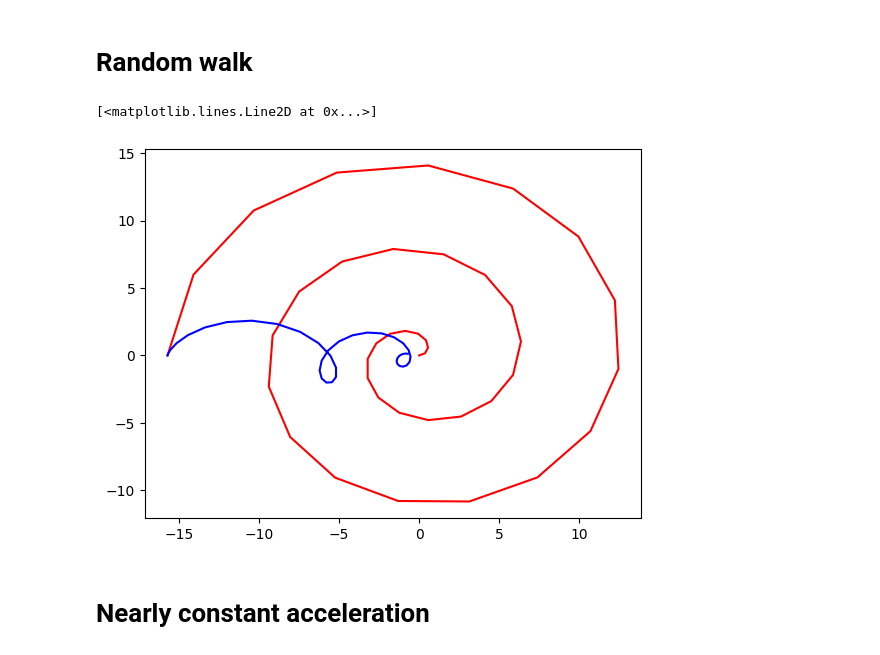
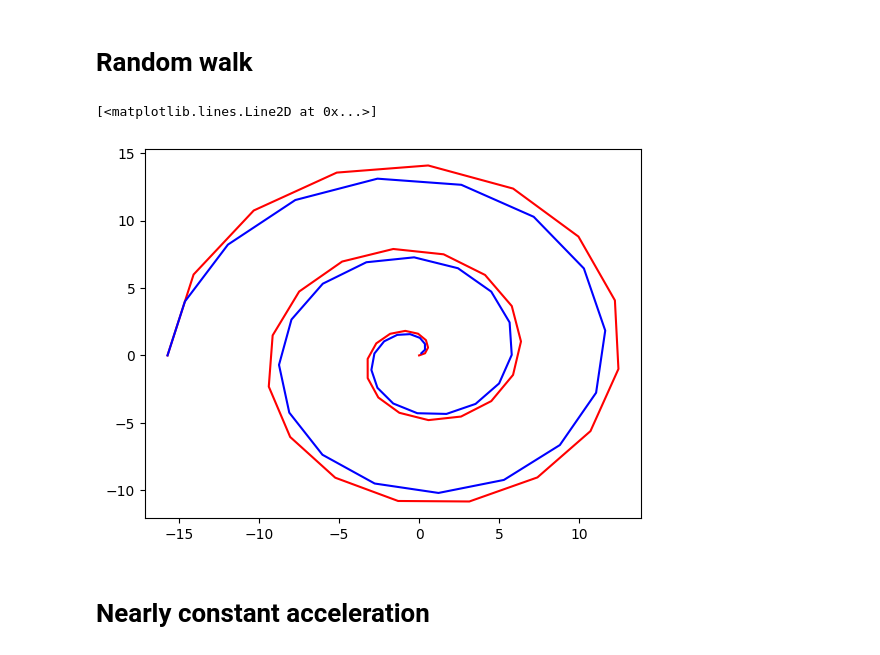
Before and after one commit to MatejVre/ACVM_Advanced_Tracking, a Jupyter notebook: motion_models.ipynb, the cells around one changed output. Drawn from its saved outputs; the diff is of its cells as text; code cells hidden in the pictures.

```diff
--- a/motion_models.ipynb
+++ b/motion_models.ipynb
@@ -88,29 +89,32 @@ R_iS = sp.Matrix([[r, 0],
 # %%
-sx = np.zeros((x.size, 1), dtype=np.float32).flatten()
-sy = np.zeros((y.size, 1), dtype=np.float32).flatten()
-sx[0] = x[0]
-sy[0] = y[0]
-state = np.zeros((AS.shape[0], 1) ,dtype=np.float32).flatten()
-state[0] = x[0]
-state[1] = y[0]
-covariance = np.eye(AS.shape[0], dtype=np.float32)
-for j in range(1, x.size):
-    T_val = 1  # time step
-    q_val = 1.0  # process noise variance
-    r_val = 100.0  # measurement noise variance
-    A = np.array(AS.subs(T, T_val).evalf(), dtype=np.float32)
-    Q_i = np.array(Q_iS.subs({T: T_val, q: q_val}).evalf(), dtype=np.float32)  # .evalf() evaluates the symbolic expression
-    C = np.array(CS, dtype=np.float32)
-    R_i = np.array(R_iS.subs(r, r_val).evalf(), dtype=np.float32)
-    state , covariance , _ , _ = kalman_step(A, C, Q_i, R_i, np.reshape(np.array([x[j], y[j]]), (-1, 1)),np.reshape(state, (-1, 1)), covariance)
-    sx[j] = state[0]
-    sy[j] = state[1]
+def run_RW_kalman(q_val, r_val):
+    T, q, F, AS, LS, Q_iS, CS, r, R_iS = RW()
+    sx = np.zeros((x.size, 1), dtype=np.float32).flatten()
+    sy = np.zeros((y.size, 1), dtype=np.float32).flatten()
+    sx[0] = x[0]
+    sy[0] = y[0]
+    state = np.zeros((AS.shape[0], 1) ,dtype=np.float32).flatten()
+    state[0] = x[0]
+    state[1] = y[0]
+    covariance = np.eye(AS.shape[0], dtype=np.float32)
+    for j in range(1, x.size):
+        T_val = 1  # time step
+        A = np.array(AS.subs(T, T_val).evalf(), dtype=np.float32)
+        Q_i = np.array(Q_iS.subs({T: T_val, q: q_val}).evalf(), dtype=np.float32)  # .evalf() evaluates the symbolic expression
+        C = np.array(CS, dtype=np.float32)
+        R_i = np.array(R_iS.subs(r, r_val).evalf(), dtype=np.float32)
+        state , covariance , _ , _ = kalman_step(A, C, Q_i, R_i, np.reshape(np.array([x[j], y[j]]), (-1, 1)),np.reshape(state, (-1, 1)), covariance)
+        sx[j] = state[0]
+        sy[j] = state[1]
 
-plt.plot(x, y, c="r")
-plt.plot(sx, sy, c="b")
+    return sx, sy, "RW"
-# %% [output]
-[<matplotlib.lines.Line2D at 0x...>]
-[figure, removed]
+# %%
+plt.plot(x, y, c="r")
+sx, sy, _ = run_RW_kalman(1, 1)
+plt.plot(sx, sy, c="b")
+# %% [output]
+[<matplotlib.lines.Line2D at 0x...>]
+[figure, added]
 # %% [markdown]
 # Nearly constant acceleration
 # %%
```
Also changed, not shown: parts of 9 cells of this notebook, 5 other files.
